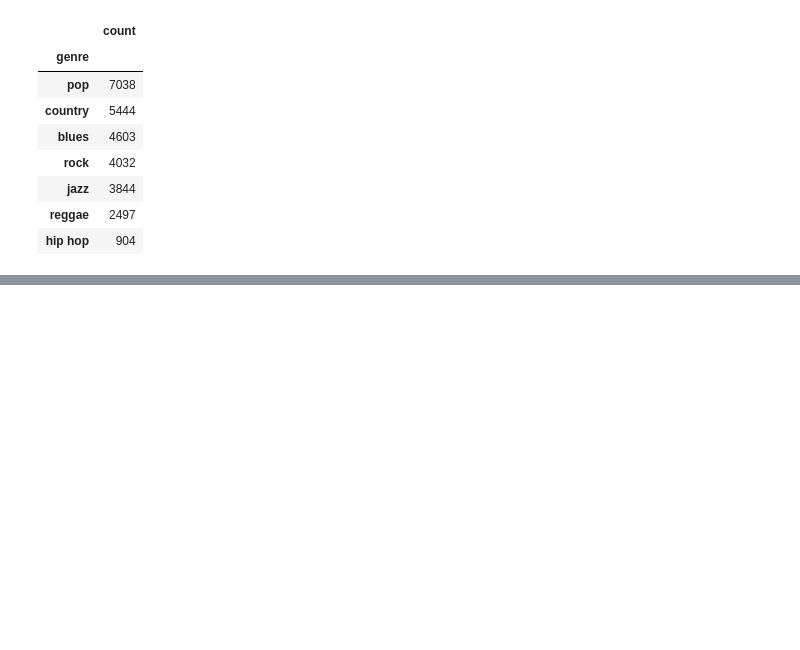
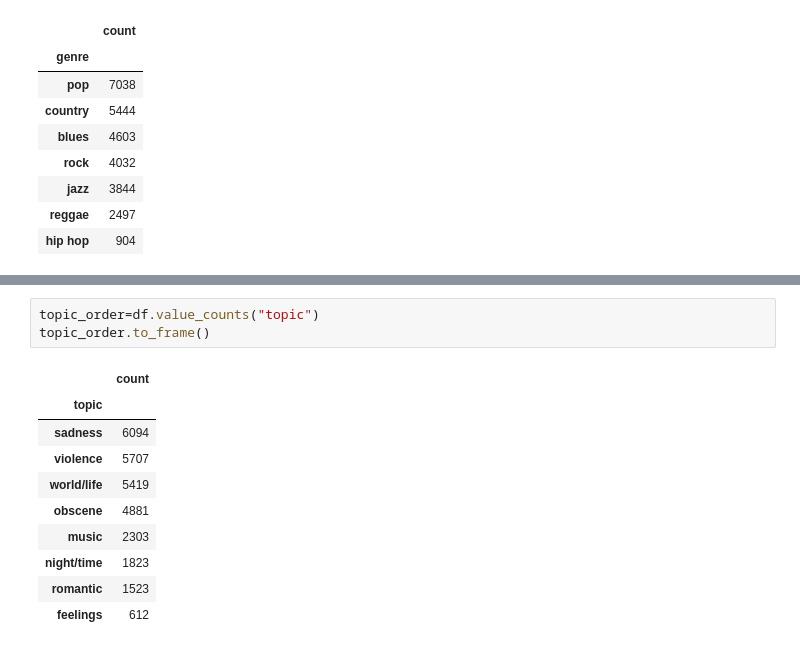
Before and after one commit to MaimunaBawa/Music_Recommendation_Algorithm, a Jupyter notebook: EDA-1.ipynb, the cells around one changed output, grey strips where cells are left out. Drawn from its saved outputs; the diff is of its cells as text; blank space fills up the shorter version.

```diff
--- a/EDA-1.ipynb
+++ b/EDA-1.ipynb
@@ -69,0 +158,14 @@ df_genre.to_frame()
+# %%
+topic_order=df.value_counts("topic")
+topic_order.to_frame()
+# %% [output]
+|  | count |
+| topic |  |
+| sadness | 6094 |
+| violence | 5707 |
+| world/life | 5419 |
+| obscene | 4881 |
+| music | 2303 |
+| night/time | 1823 |
+| romantic | 1523 |
+| feelings | 612 |
```
Also changed, not shown: parts of 11 cells of this notebook.
